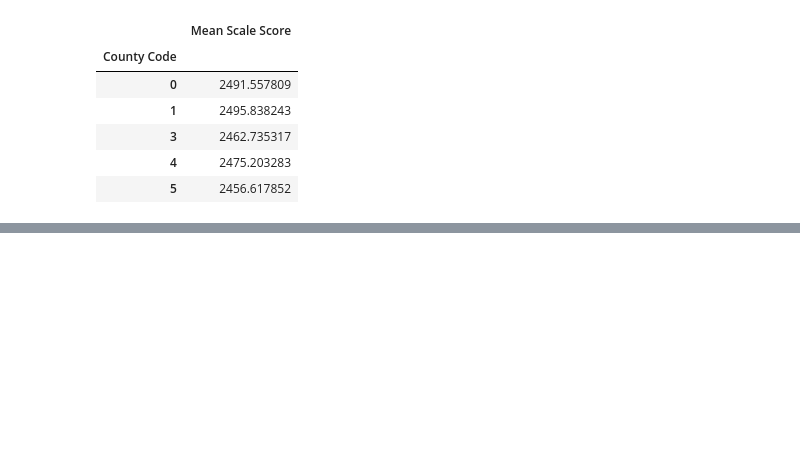
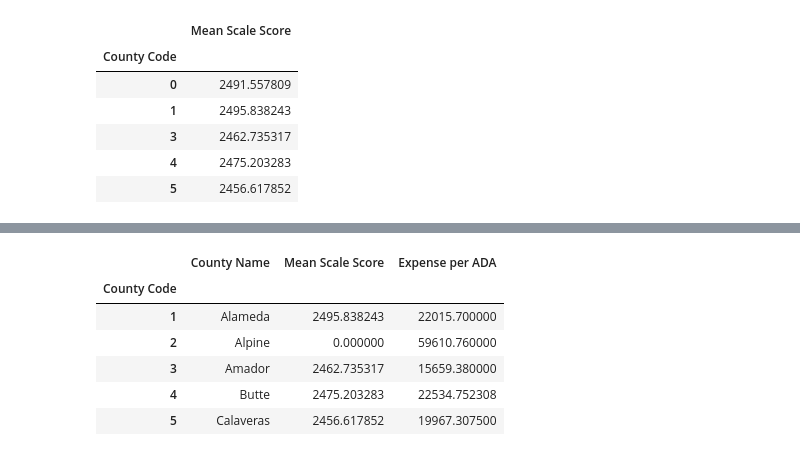
Before and after one commit to lawrencewang1/DavisHacks2025, a Jupyter notebook: data/visualization.ipynb, the cells around one changed output, grey strips where cells are left out. Drawn from its saved outputs; the diff is of its cells as text; code cells hidden in the pictures; blank space fills up the shorter version.

```diff
--- a/data/visualization.ipynb
+++ b/data/visualization.ipynb
@@ -128,0 +165,11 @@ sns.histplot(data=combined_testing_data, x='Mean Scale Score');
+# %%
+combined_testing_expense = combined_testing_data.merge(df_aggregated, left_on='County Name', right_index=True)
+combined_testing_expense.head()
+# %% [output]
+|  | County Name | Mean Scale Score | Expense per ADA |
+| County Code |  |  |  |
+| 1 | Alameda | 2495.838243 | 22015.700000 |
+| 2 | Alpine | 0.000000 | 59610.760000 |
+| 3 | Amador | 2462.735317 | 15659.380000 |
+| 4 | Butte | 2475.203283 | 22534.752308 |
+| 5 | Calaveras | 2456.617852 | 19967.307500 |
```
Also changed, not shown: parts of 11 cells of this notebook, 1 other file.
